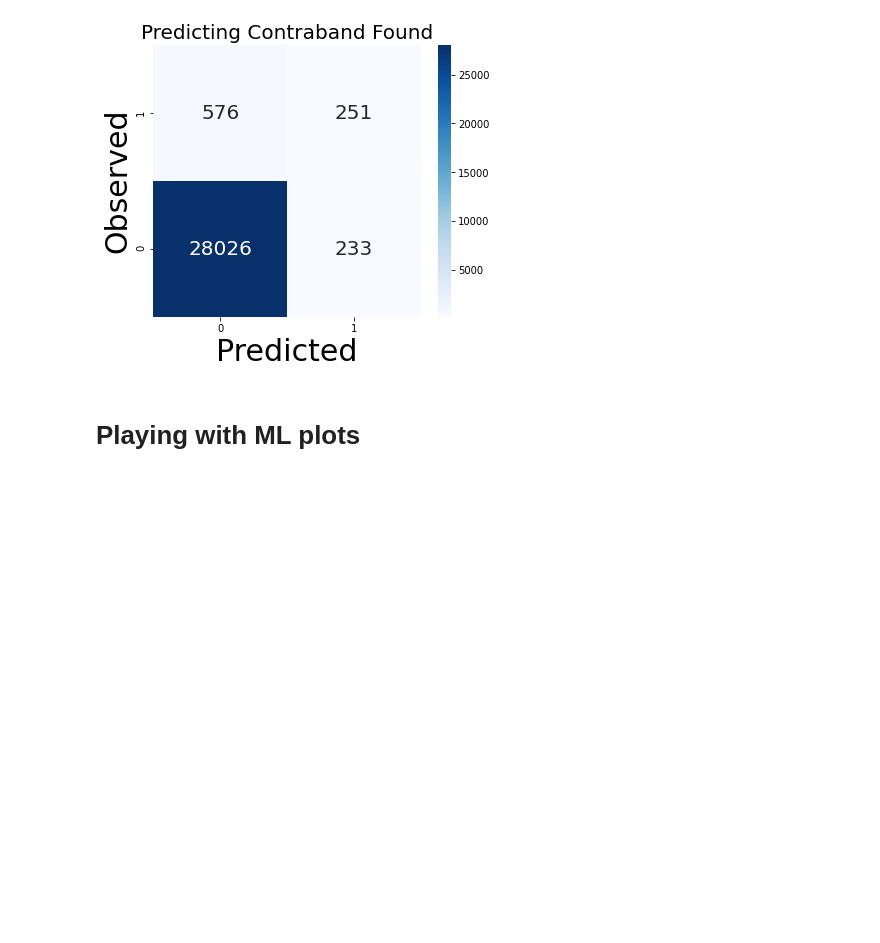
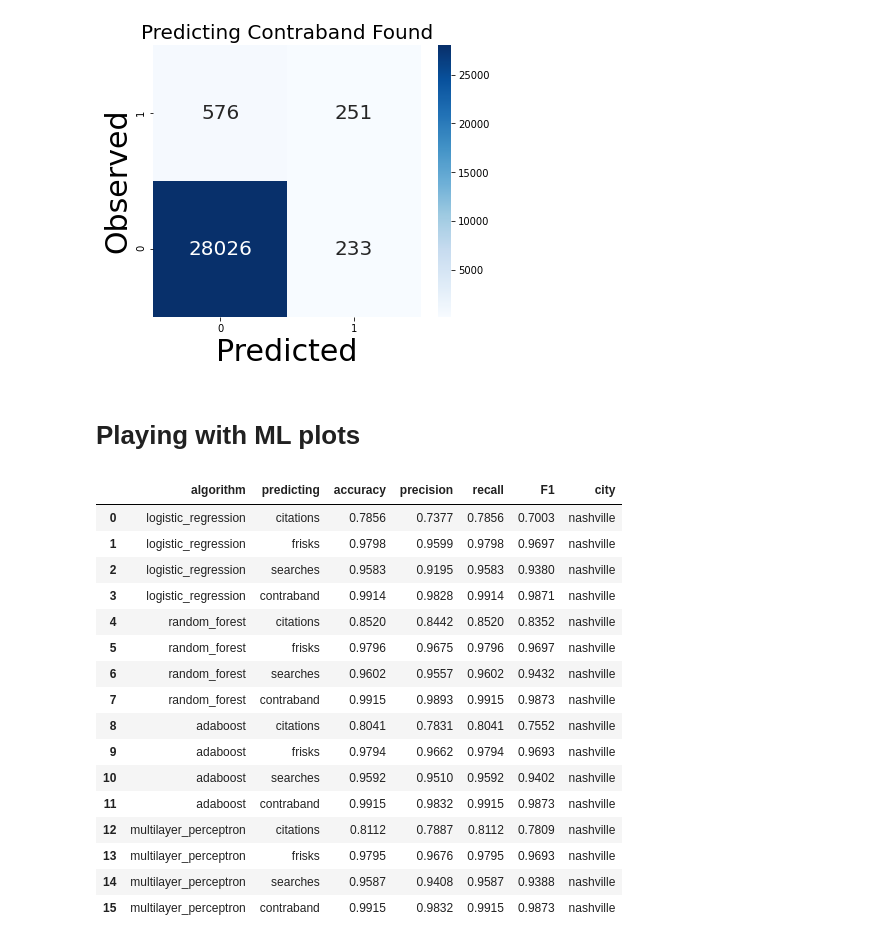
Before and after one commit to david-j-cox/Man-vs-Machine, a Jupyter notebook: NOLA_ML_Predictions.ipynb, the cells around one changed output. Cells and saved outputs as stored; diff of their text form; code cells hidden in the pictures; blank space fills up the shorter version.

```diff
--- a/NOLA_ML_Predictions.ipynb
+++ b/NOLA_ML_Predictions.ipynb
@@ -651,3 +651,23 @@ all_ml = pd.concat([nash_ML, nola_ML])
 all_ml = all_ml.reset_index()
 all_ml = all_ml.drop(['index'], axis=1)
 all_ml.to_csv('All_ML_fits.csv')
+# %%
+nash_ML
+# %% [output]
+|  | algorithm | predicting | accuracy | precision | recall | F1 | city |
+| 0 | logistic_regression | citations | 0.7856 | 0.7377 | 0.7856 | 0.7003 | nashville |
+| 1 | logistic_regression | frisks | 0.9798 | 0.9599 | 0.9798 | 0.9697 | nashville |
+| 2 | logistic_regression | searches | 0.9583 | 0.9195 | 0.9583 | 0.9380 | nashville |
+| 3 | logistic_regression | contraband | 0.9914 | 0.9828 | 0.9914 | 0.9871 | nashville |
+| 4 | random_forest | citations | 0.8520 | 0.8442 | 0.8520 | 0.8352 | nashville |
+| 5 | random_forest | frisks | 0.9796 | 0.9675 | 0.9796 | 0.9697 | nashville |
+| 6 | random_forest | searches | 0.9602 | 0.9557 | 0.9602 | 0.9432 | nashville |
+| 7 | random_forest | contraband | 0.9915 | 0.9893 | 0.9915 | 0.9873 | nashville |
+| 8 | adaboost | citations | 0.8041 | 0.7831 | 0.8041 | 0.7552 | nashville |
+| 9 | adaboost | frisks | 0.9794 | 0.9662 | 0.9794 | 0.9693 | nashville |
+| 10 | adaboost | searches | 0.9592 | 0.9510 | 0.9592 | 0.9402 | nashville |
+| 11 | adaboost | contraband | 0.9915 | 0.9832 | 0.9915 | 0.9873 | nashville |
+| 12 | multilayer_perceptron | citations | 0.8112 | 0.7887 | 0.8112 | 0.7809 | nashville |
+| 13 | multilayer_perceptron | frisks | 0.9795 | 0.9676 | 0.9795 | 0.9693 | nashville |
+| 14 | multilayer_perceptron | searches | 0.9587 | 0.9408 | 0.9587 | 0.9388 | nashville |
+| 15 | multilayer_perceptron | contraband | 0.9915 | 0.9832 | 0.9915 | 0.9873 | nashville |
```
Also changed, not shown: parts of 1 cell of this notebook.
